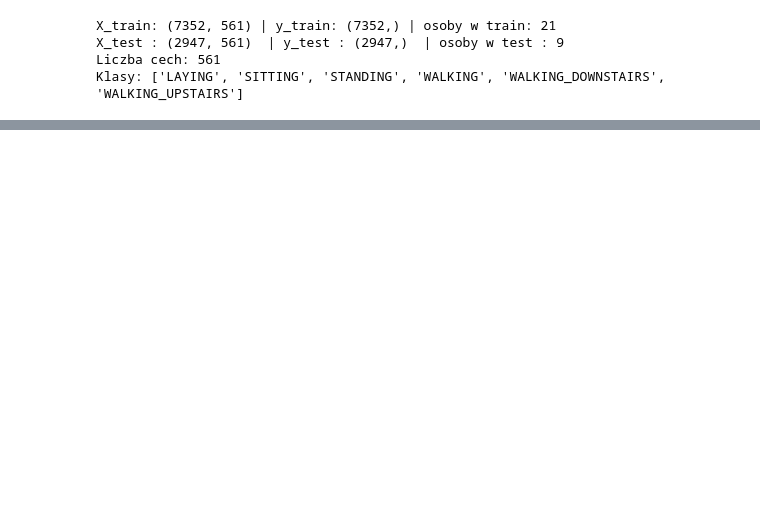
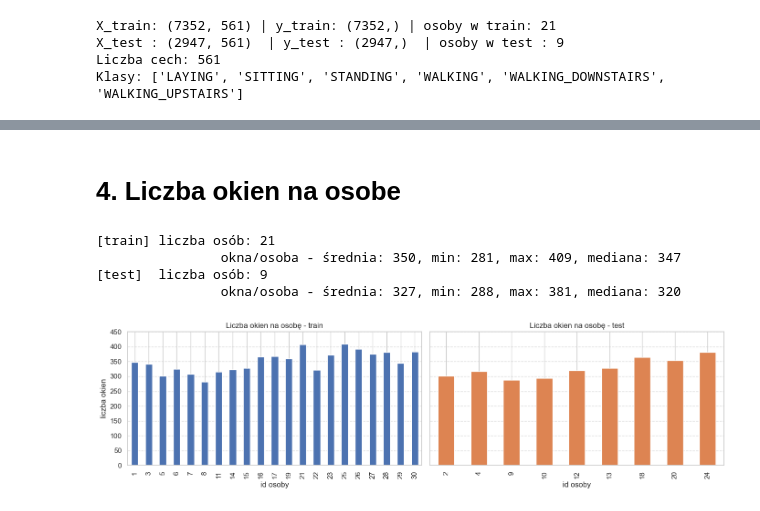
Before and after one commit to moonrnr/har-models-comparison, a Jupyter notebook: notebooks/01_data_exploration.ipynb, the cells around one changed output, grey strips where cells are left out. Saved outputs shown, nothing was run; the diff lists cells and outputs as text; code cells hidden in the pictures; blank space fills up the shorter version.

```diff
--- a/notebooks/01_data_exploration.ipynb
+++ b/notebooks/01_data_exploration.ipynb
@@ -101,0 +214,47 @@ Część wspólna (powinna być pusta): set()
+# %% [markdown]
+# 4. Liczba okien na osobe
+# %%
+def windows_per_subject(groups, name):
+    c = groups.value_counts().sort_index()
+    print(f"[{name}]\tliczba osób: {c.shape[0]}")
+    print(
+        f"\t\tokna/osoba - średnia: {c.mean():.0f}, min: {c.min()}, max: {c.max()}, mediana: {c.median():.0f}"
+    )
+    return c
+
+
+wps_train = windows_per_subject(groups_train, "train")
+wps_test = windows_per_subject(groups_test, "test")
+
+fig, axes = plt.subplots(1, 2, figsize=(14, 4), sharey=True)
+
+wps_train.plot(kind="bar", ax=axes[0], color="#4C72B0")
+axes[0].set_title("Liczba okien na osobę - train")
+axes[0].set_xlabel("id osoby")
+axes[0].set_ylabel("liczba okien")
+
+wps_test.plot(kind="bar", ax=axes[1], color="#DD8452")
+axes[1].set_title("Liczba okien na osobę - test")
+axes[1].set_xlabel("id osoby")
+axes[1].set_ylabel("liczba okien")
+
+max_y = float(max(wps_train.max(), wps_test.max()))
+max_y_rounded = math.ceil(max_y / 50) * 50
+
+for ax in axes:
+    ax.set_ylim(0, max_y_rounded)
+    ax.set_axisbelow(True)
+    ax.grid(axis="y", linestyle="--", alpha=0.7)
+
+plt.tight_layout()
+if FIGURES_DIR.exists():
+    fig.savefig(
+        FIGURES_DIR / "01_02_windows_per_subject.png", dpi=150, bbox_inches="tight"
+    )
+plt.show()
+# %% [output]
+[train] liczba osób: 21
+                okna/osoba - średnia: 350, min: 281, max: 409, mediana: 347
+[test]  liczba osób: 9
+                okna/osoba - średnia: 327, min: 288, max: 381, mediana: 320
+[figure, added]
```
Also changed, not shown: parts of 15 cells of this notebook, 10 other files.
